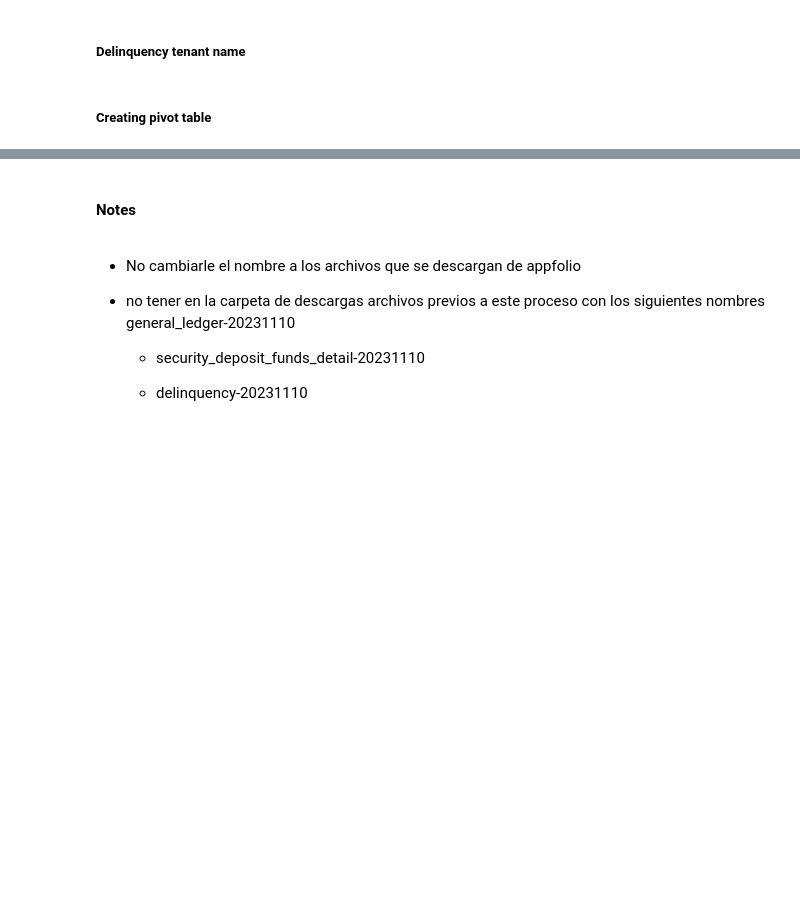
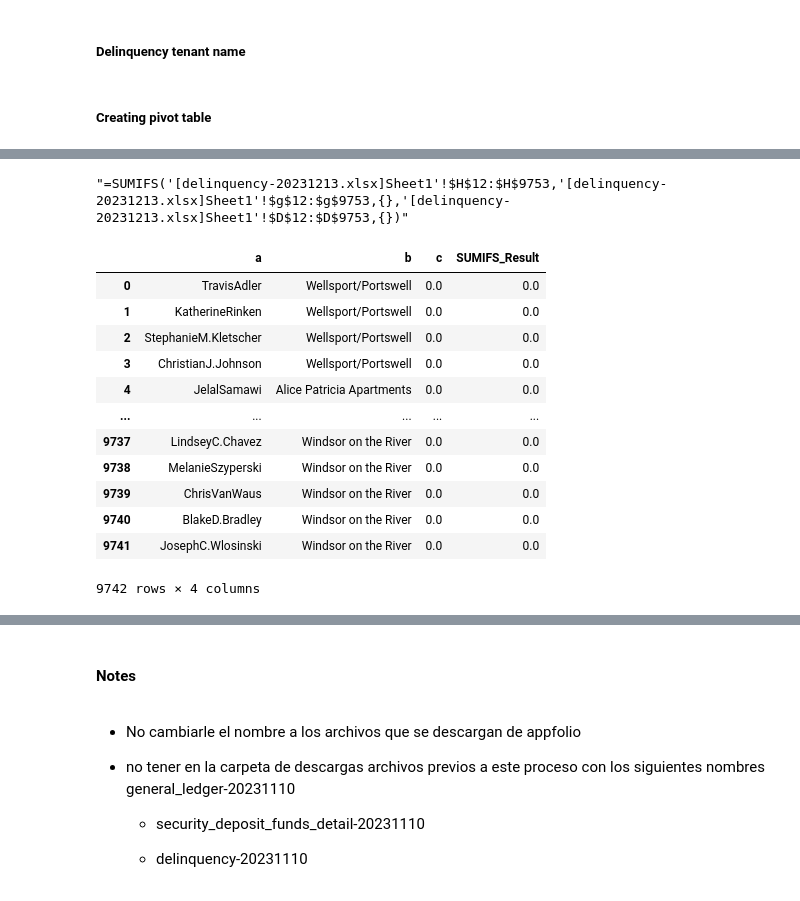
Before and after one commit to mostoro/diagnosis_artisan, a Jupyter notebook: diagnostics_artisan.ipynb, the cells around one changed output, grey strips where cells are left out. Saved outputs shown, nothing was run; the diff lists cells and outputs as text; code cells hidden in the pictures; blank space fills up the shorter version.

Commit message:
12.13.2023 Diagnostics 4 done

```diff
--- a/diagnostics_artisan.ipynb
+++ b/diagnostics_artisan.ipynb
@@ -651,0 +588,4 @@ gl.sheets['Sheet1'].range('O{}:O{}'.format(first_row_of_values, last_row_of_valu
+# %%
+formula_base
+# %% [output]
+"=SUMIFS('[delinquency-20231213.xlsx]Sheet1'!$H$12:$H$9753,'[delinquency-20231213.xlsx]Sheet1'!$g$12:$g$9753,{},'[delinquency-20231213.xlsx]Sheet1'!$D$12:$D$9753,{})"
@@ -651,0 +601,41 @@ gl.sheets['Sheet1'].range('O{}:O{}'.format(first_row_of_values, last_row_of_valu
+# %%
+# defining columns to calculate values
+d_values = delinquency.sheets['Sheet1']['d{}:d{}'.format(first_row_of_values_deliquency, last_row_of_values_deliquency)].value
+g_values = delinquency.sheets['Sheet1']['g{}:g{}'.format(first_row_of_values_deliquency, last_row_of_values_deliquency)].value
+h_values = delinquency.sheets['Sheet1']['h{}:h{}'.format(first_row_of_values_deliquency, last_row_of_values_deliquency)].value
+
+# DataFrame using the retrieved values
+data = {
+    'a': d_values,
+    'b': g_values,
+    'c': h_values
+}
+
+df_1 = pd.DataFrame(data)
+
+# Calculate the grouped sum
+result = df_1.groupby(['a', 'b'])['c'].transform('sum')
+
+# Add the result as a new column at the end of the DataFrame
+df_1['SUMIFS_Result'] = result
+
+# Including final result in excel file column "O"
+diagnostics_1_wb.sheets['Sheet1']['D2'].value = dict(df_1['SUMIFS_Result'])
+diagnostics_1_wb.sheets[0].api.Columns('D').Delete()
+diagnostics_1_wb.sheets['Sheet1'].range('D1').value = 'Delinquency'
+# %%
+df_1
+# %% [output]
+|  | a | b | c | SUMIFS_Result |
+| 0 | TravisAdler | Wellsport/Portswell | 0.0 | 0.0 |
+| 1 | KatherineRinken | Wellsport/Portswell | 0.0 | 0.0 |
+| 2 | StephanieM.Kletscher | Wellsport/Portswell | 0.0 | 0.0 |
+| 3 | ChristianJ.Johnson | Wellsport/Portswell | 0.0 | 0.0 |
+| 4 | JelalSamawi | Alice Patricia Apartments | 0.0 | 0.0 |
+| ... | ... | ... | ... | ... |
+| 9737 | LindseyC.Chavez | Windsor on the River | 0.0 | 0.0 |
+| 9738 | MelanieSzyperski | Windsor on the River | 0.0 | 0.0 |
+| 9739 | ChrisVanWaus | Windsor on the River | 0.0 | 0.0 |
+| 9740 | BlakeD.Bradley | Windsor on the River | 0.0 | 0.0 |
+| 9741 | JosephC.Wlosinski | Windsor on the River | 0.0 | 0.0 |
+9742 rows × 4 columns
```
Also changed, not shown: parts of 22 cells of this notebook.
